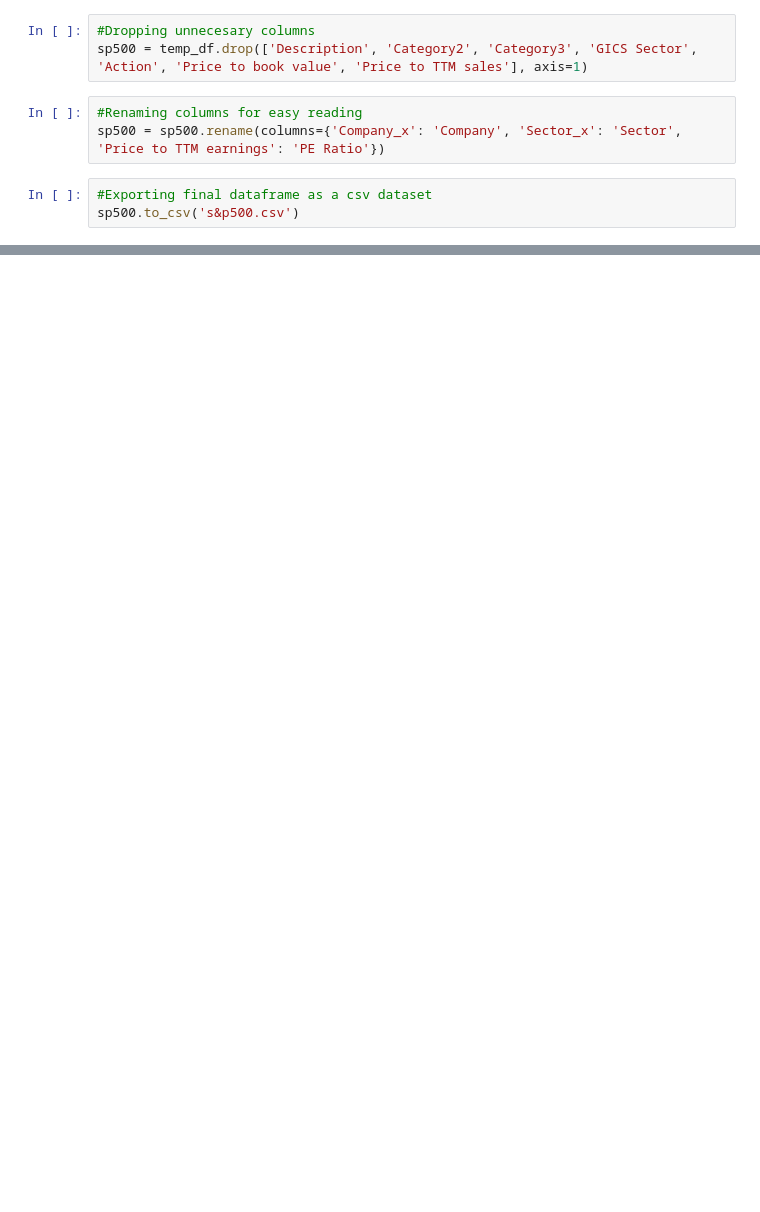
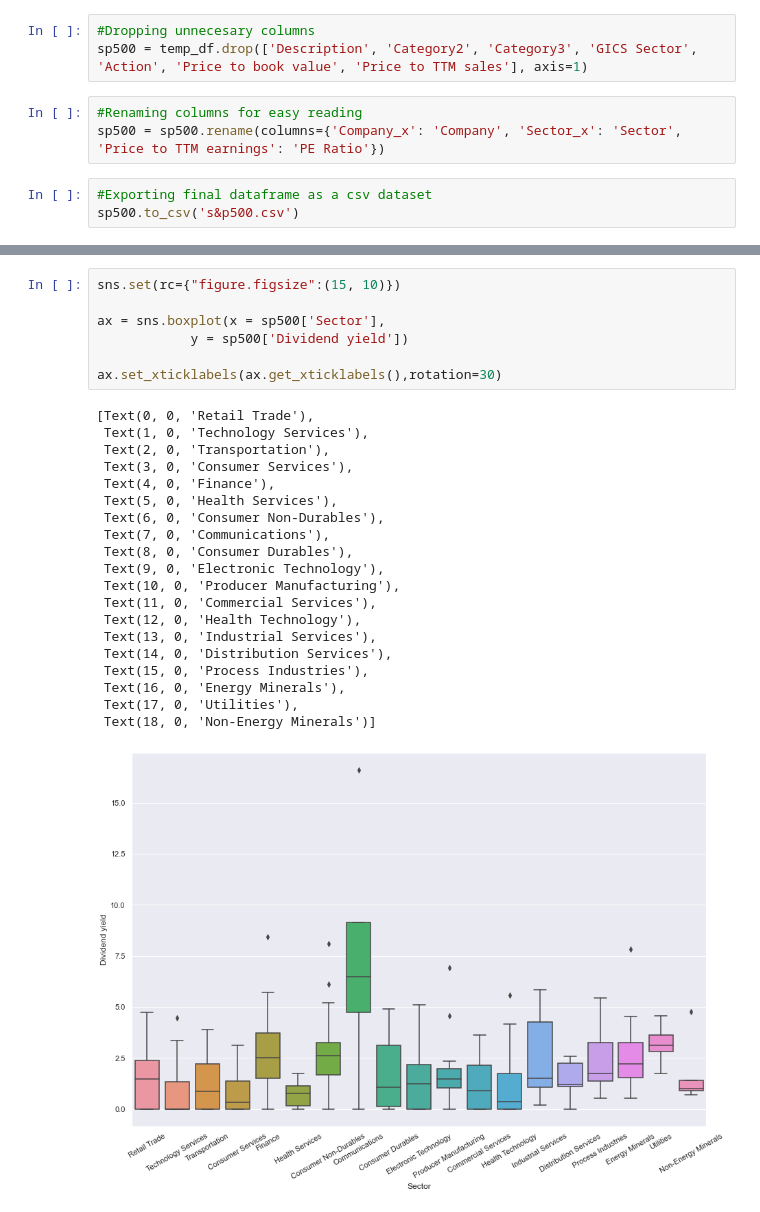
Before and after one commit to oscarbrionesr/sp500-web-scraping, a Jupyter notebook: scraping_code.ipynb, the cells around one changed output, grey strips where cells are left out. Cells and saved outputs as stored; diff of their text form; blank space fills up the shorter version.

```diff
--- a/scraping_code.ipynb
+++ b/scraping_code.ipynb
@@ -57,0 +108,28 @@ sp500
+# %%
+sns.set(rc={"figure.figsize":(15, 10)})
+
+ax = sns.boxplot(x = sp500['Sector'],
+            y = sp500['Dividend yield'])
+
+ax.set_xticklabels(ax.get_xticklabels(),rotation=30)
+# %% [output]
+[Text(0, 0, 'Retail Trade'),
+ Text(1, 0, 'Technology Services'),
+ Text(2, 0, 'Transportation'),
+ Text(3, 0, 'Consumer Services'),
+ Text(4, 0, 'Finance'),
+ Text(5, 0, 'Health Services'),
+ Text(6, 0, 'Consumer Non-Durables'),
+ Text(7, 0, 'Communications'),
+ Text(8, 0, 'Consumer Durables'),
+ Text(9, 0, 'Electronic Technology'),
+ Text(10, 0, 'Producer Manufacturing'),
+ Text(11, 0, 'Commercial Services'),
+ Text(12, 0, 'Health Technology'),
+ Text(13, 0, 'Industrial Services'),
+ Text(14, 0, 'Distribution Services'),
+ Text(15, 0, 'Process Industries'),
+ Text(16, 0, 'Energy Minerals'),
+ Text(17, 0, 'Utilities'),
+ Text(18, 0, 'Non-Energy Minerals')]
+[figure, added]
```
Also changed, not shown: parts of 11 cells of this notebook.
